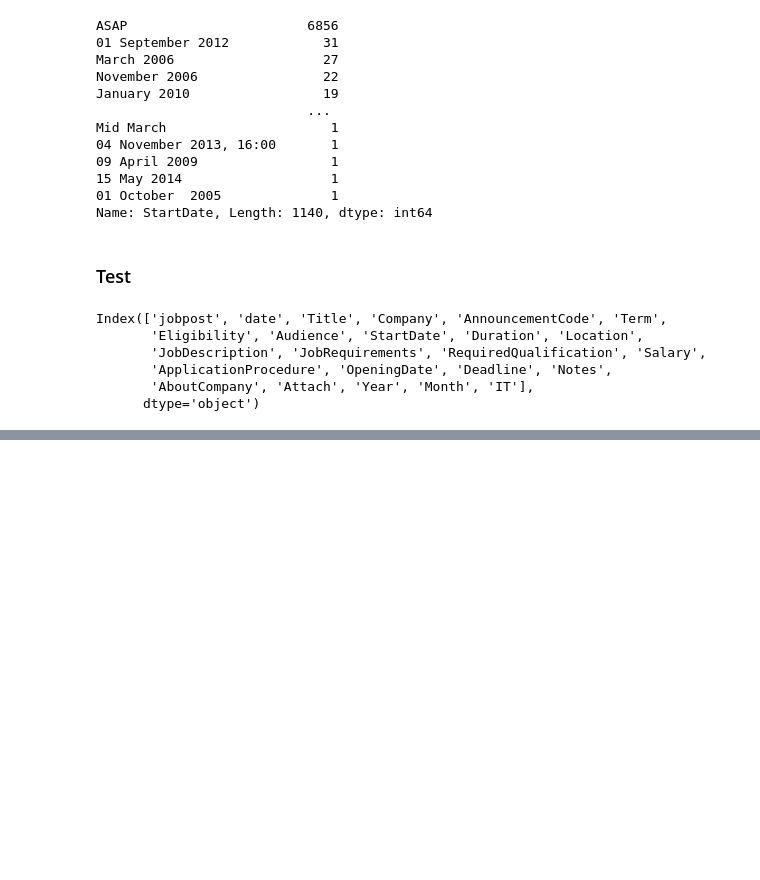
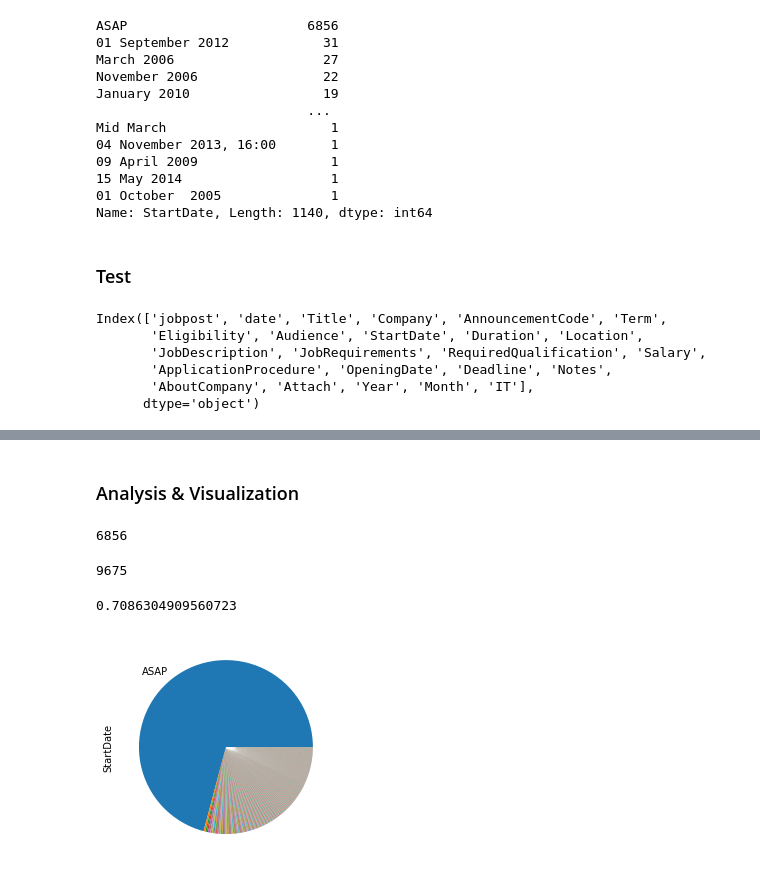
Before and after one commit to akkiannu/Job-Posting, a Jupyter notebook: Job Postings Assessment.ipynb, the cells around one changed output, grey strips where cells are left out. Cells and saved outputs as stored; diff of their text form; code cells hidden in the pictures; blank space fills up the shorter version.

Commit message:
Added an Analysis and Visualization Section

```diff
--- a/Job Postings Assessment.ipynb
+++ b/Job Postings Assessment.ipynb
@@ -178,0 +175,28 @@ for i in ph
+# %% [markdown]
+### Analysis & Visualization
+# %%
+#Number of 'ASAP' start dates job postings
+num = df_clean[df_clean['StartDate']=='ASAP'].shape[0]
+num
+# %% [output]
+6856
+# %%
+#Total Number of job postings with non null objects
+deno = df['StartDate'].count()
+deno
+# %% [output]
+9675
+# %%
+#Ratio of 'ASAP' job postings to total number of job postings
+rat_asap = num/deno
+print(rat_asap)
+# %% [output]
+0.7086304909560723
+# %%
+%matplotlib inline
+import numpy as np
+labels = np.full(len(df['StartDate'].value_counts()), "", dtype = object)
+labels[0] = 'ASAP'
+df_clean['StartDate'].value_counts().plot(kind='pie', labels = labels);
+# %% [output]
+[figure, added]
```
Also changed, not shown: parts of 2 cells of this notebook.
